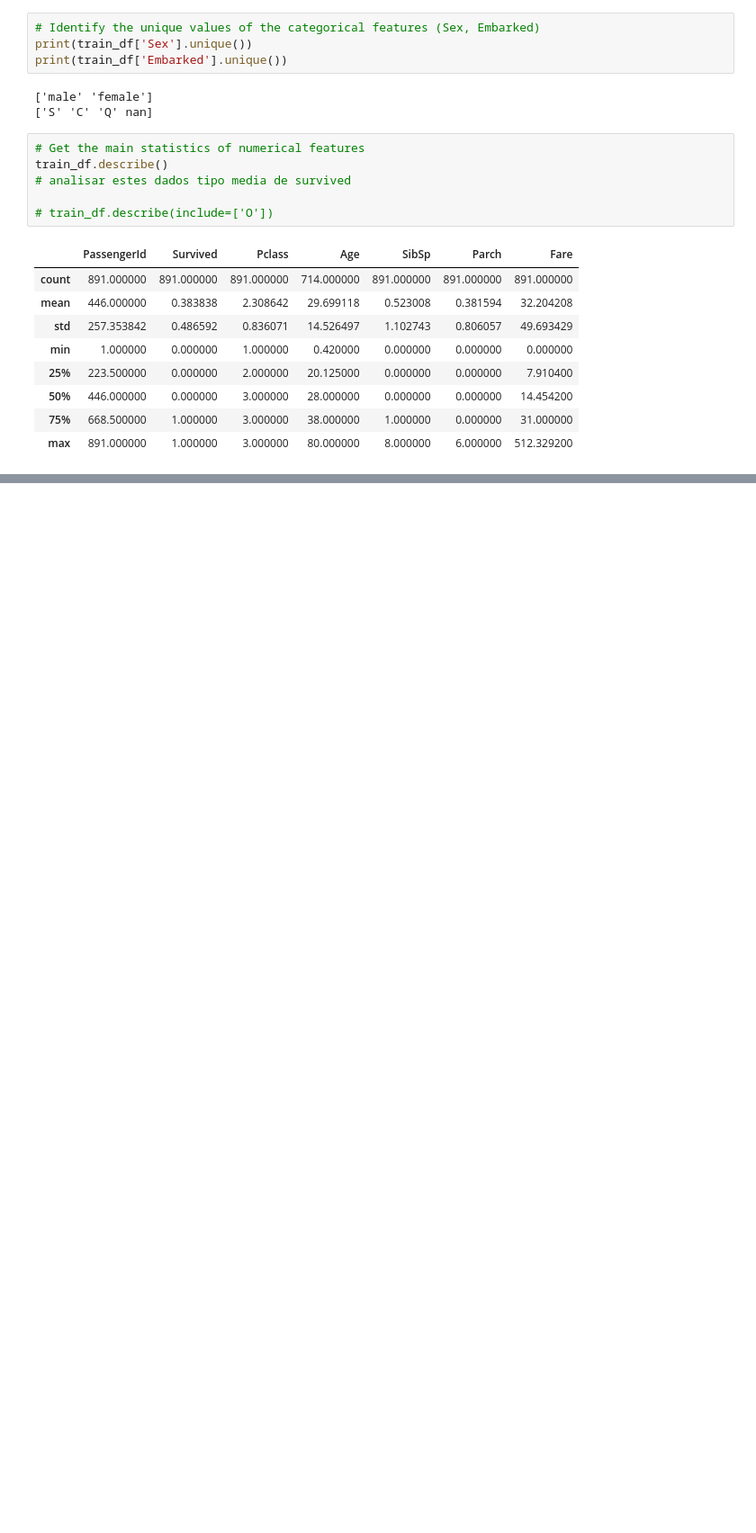
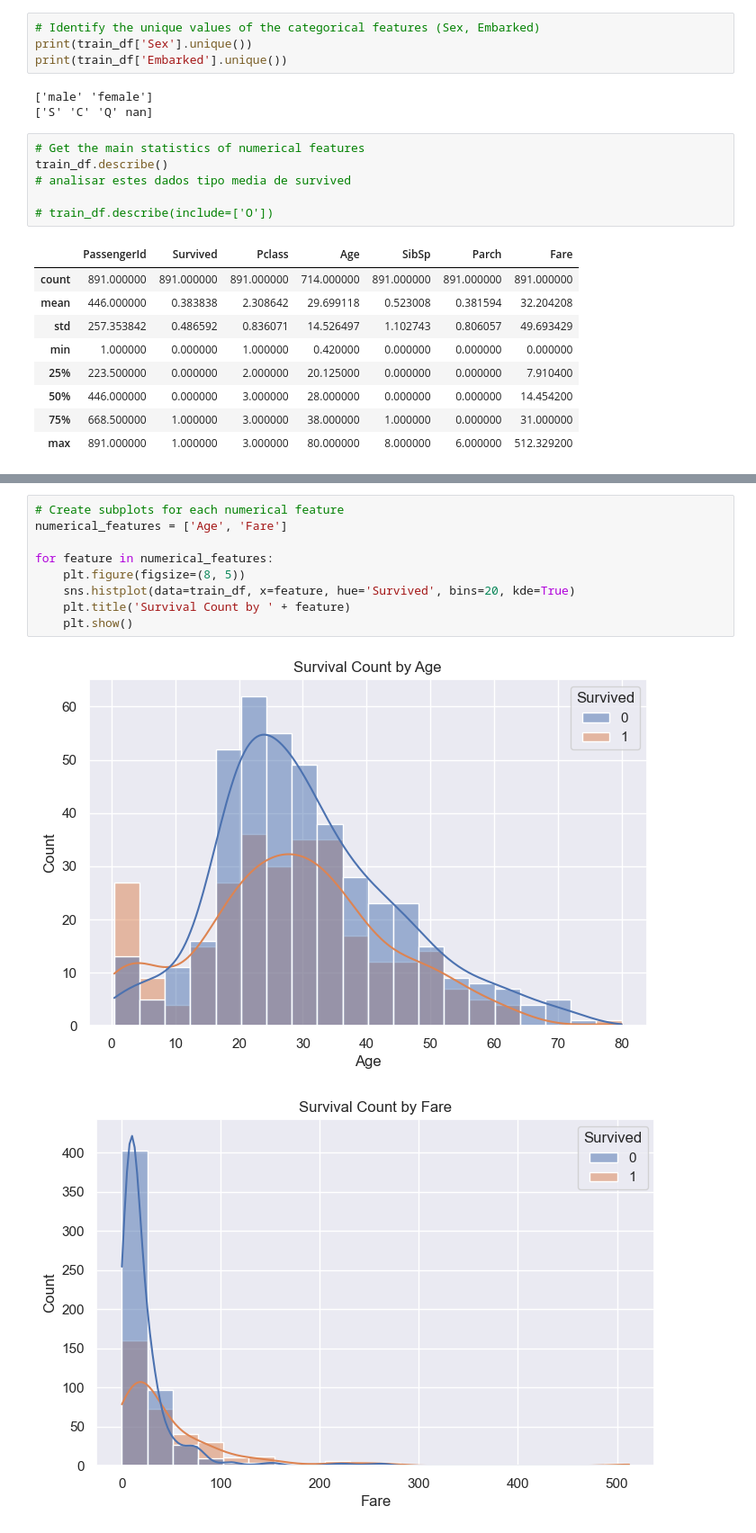
Before and after one commit to filcampos00/ML-titanic, a Jupyter notebook: src/titanic_notebook.ipynb, the cells around one changed output, grey strips where cells are left out. Shown at 90% size. Drawn from its saved outputs; the diff is of its cells as text; blank space fills up the shorter version.

```diff
--- a/src/titanic_notebook.ipynb
+++ b/src/titanic_notebook.ipynb
@@ -168,0 +189,12 @@ plt.show()
+# %%
+# Create subplots for each numerical feature
+numerical_features = ['Age', 'Fare']
+
+for feature in numerical_features:
+    plt.figure(figsize=(8, 5))
+    sns.histplot(data=train_df, x=feature, hue='Survived', bins=20, kde=True)
+    plt.title('Survival Count by ' + feature)
+    plt.show()
+# %% [output]
+[figure, added]
+[figure, added]
```
Also changed, not shown: parts of 4 cells of this notebook.
